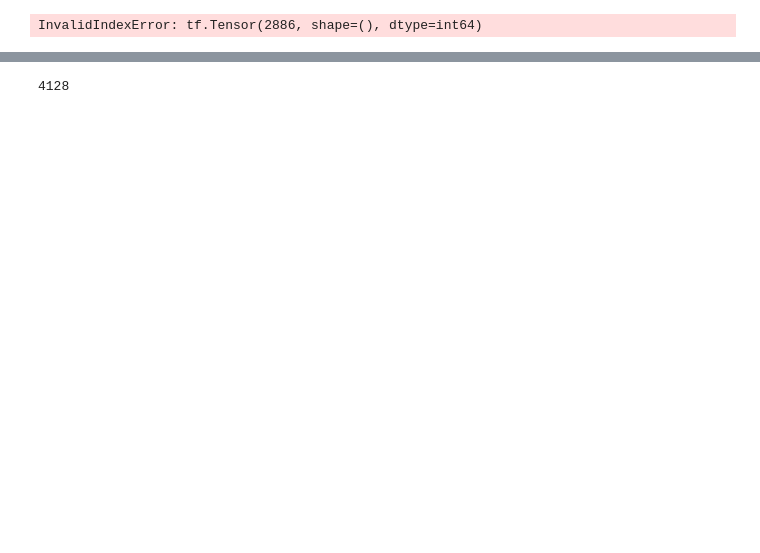
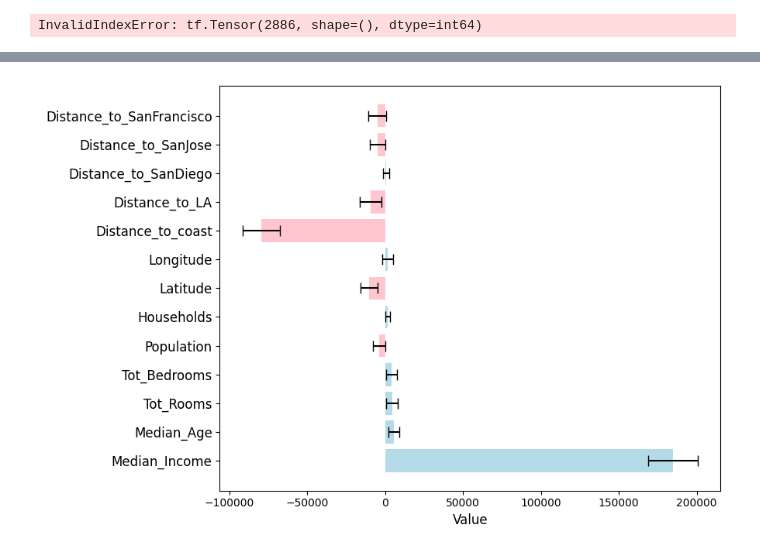
Before and after one commit to YG29/bachelorThesis, a Jupyter notebook: notebooks/cali_gbt.ipynb, the cells around one changed output, grey strips where cells are left out. Drawn from its saved outputs; the diff is of its cells as text; code cells hidden in the pictures; blank space fills up the shorter version.

```diff
--- a/notebooks/cali_gbt.ipynb
+++ b/notebooks/cali_gbt.ipynb
@@ -335 +363,3 @@ gbt_explanation=gbt_model.explain_lime(X_test.loc[[10]])
+# %%
+gbt_explanation_shap=gbt_model.explain_shap(X_test.loc[[128]])
 # %%
@@ -393,6 +443,18 @@ plt.show()
+# %%
+stacked_shap_values = np.vstack([gbt_explanation_shap[i].values for i in range(len(gbt_explanation_shap))])
+mean_shap_values = np.mean(stacked_shap_values, axis=0)
+sd_shap_values = np.std(stacked_shap_values, axis=0)
+shap_features = X_test.loc[[10]].columns.tolist()
 # %%
-num = len(X_test)
+
+colors = ['lightblue' if weight > 0 else 'pink' for weight in mean_shap_values]
+
+feature_ids = range(len(mean_shap_values))
+plt.figure(figsize=(9, 6))
+plt.barh(feature_ids, mean_shap_values, xerr=sd_shap_values, capsize=5, alpha=0.9, color=colors)
+plt.yticks(feature_ids, shap_features, fontsize=12)
+plt.xlabel("Value", fontsize=12)
+plt.tight_layout()
+plt.show()
+# %% [output]
+[figure, added]
-# %%
-print(num)
-# %% [output]
-4128
```
Also changed, not shown: parts of 16 cells of this notebook, 2 other files.
